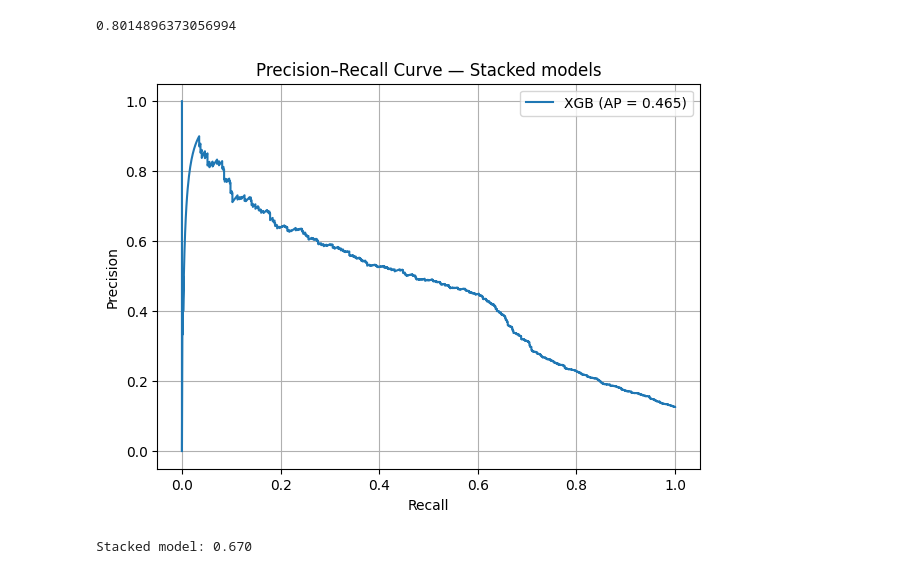
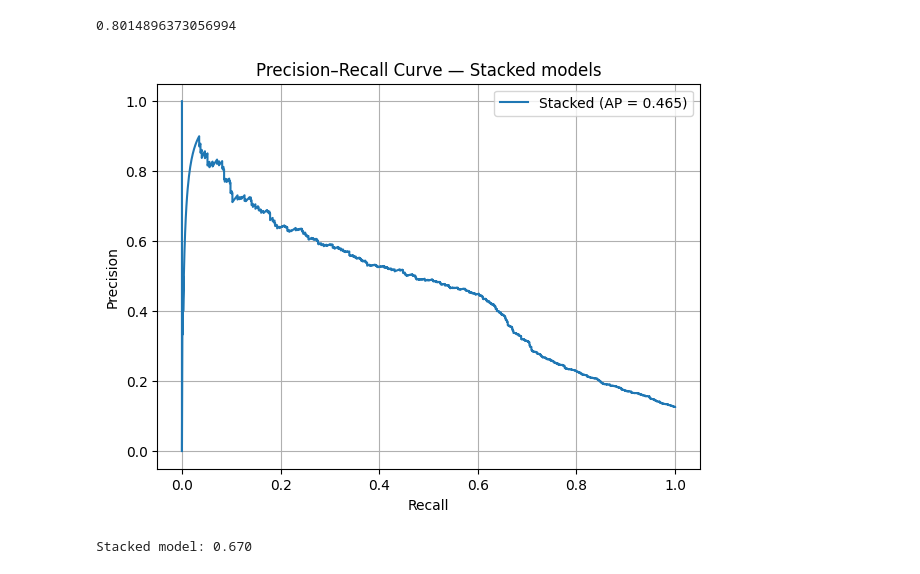
Before and after one commit to JoSticker/MADS-PREMOD03-Portfolio-Code, a Jupyter notebook: 02_wip/notebooks/02_model.ipynb, the cells around one changed output. Drawn from its saved outputs; the diff is of its cells as text; code cells hidden in the pictures.

```diff
--- a/02_wip/notebooks/02_model.ipynb
+++ b/02_wip/notebooks/02_model.ipynb
@@ -433,15 +414,15 @@ stacked_precision, stacked_recall, stacked_thresholds = precision_recall_curve(
 stacked_ap = average_precision_score(y_test, stacked_proba)
 # %%
 plt.figure(figsize=(7, 5))
-plt.plot(stacked_recall, stacked_precision, label=f"XGB (AP = {stacked_ap:.3f})")
+plt.plot(stacked_recall, stacked_precision, label=f"Stacked (AP = {stacked_ap:.3f})")
 plt.xlabel("Recall")
 plt.ylabel("Precision")
 plt.title("Precision–Recall Curve — Stacked models")
 plt.legend()
 plt.grid(True)
 plt.show()
 # %% [output]
-[figure, old version]
+[figure, new version]
 # %%
 precision, recall, _ = precision_recall_curve(y_test, stacked_proba)
 print(f"Stacked model: {recall[precision >= 0.35].max():.3f}")
```
Also changed, not shown: parts of 9 cells of this notebook.
